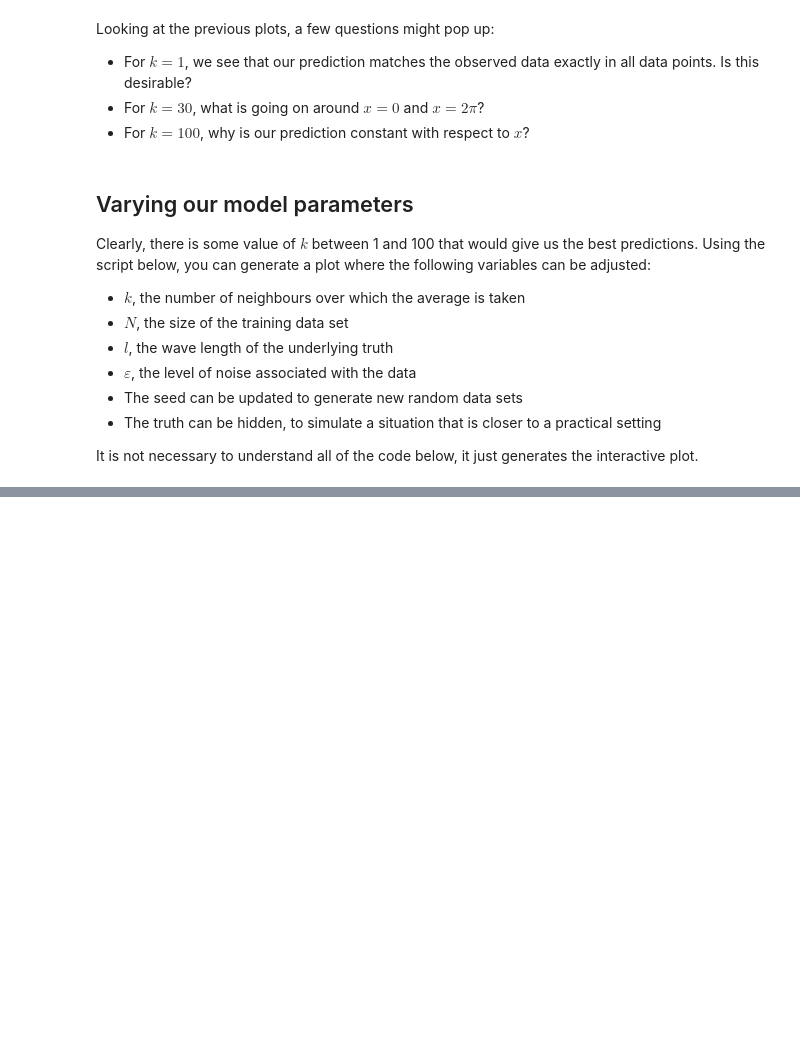
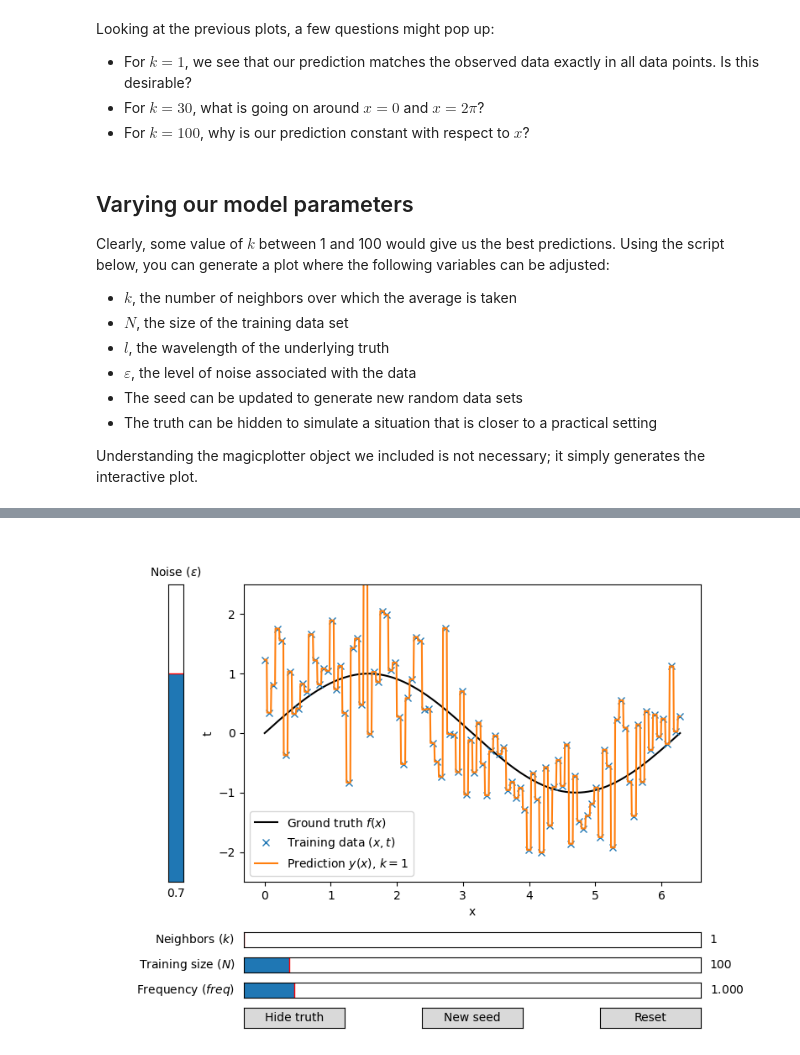
Before and after one commit to annepoot/mude, a Jupyter notebook: notebook_01_knn.ipynb, the cells around one changed output, grey strips where cells are left out. Drawn from its saved outputs; the diff is of its cells as text; code cells hidden in the pictures; blank space fills up the shorter version.

Commit message:
minor rewriting, variable names now are better in line with mathematical notation

```diff
--- a/notebook_01_knn.ipynb
+++ b/notebook_01_knn.ipynb
@@ -123,18 +124,18 @@ Looking at the previous plots, a few questions might pop up:
 # %% [markdown]
 ## Varying our model parameters
 
-Clearly, there is some value of $k$ between 1 and 100 that would give us the best predictions. Using the script below, you can generate a plot where the following variables can be adjusted:
-- $k$, the number of neighbours over which the average is taken
+Clearly, some value of $k$ between 1 and 100 would give us the best predictions. Using the script below, you can generate a plot where the following variables can be adjusted:
+- $k$, the number of neighbors over which the average is taken
 - $N$, the size of the training data set
-- $l$, the wave length of the underlying truth
+- $l$, the wavelength of the underlying truth
 - $\varepsilon$, the level of noise associated with the data
 - The seed can be updated to generate new random data sets
-- The truth can be hidden, to simulate a situation that is closer to a practical setting
+- The truth can be hidden to simulate a situation that is closer to a practical setting
 
-It is not necessary to understand all of the code below, it just generates the interactive plot.
+Understanding the magicplotter object we included is not necessary; it simply generates the interactive plot.
 # %%
-plot1 = magicplotter(f_data, f, KNN, x_pred)
-plot1.add_sliders('epsilon', 'k', 'N', 'f')
+plot1 = magicplotter(f_data, f_func, KNN, x_pred)
+plot1.add_sliders('epsilon', 'k', 'N', 'freq')
 plot1.add_buttons('truth', 'seed', 'reset')
 plot1.show()
 # %% [output]
@@ -143,3 +142,4 @@ plot1.show()
+[figure, added]
 # %% [markdown]
 ## Playing around with the plots
 
```
Also changed, not shown: parts of 9 cells of this notebook.
